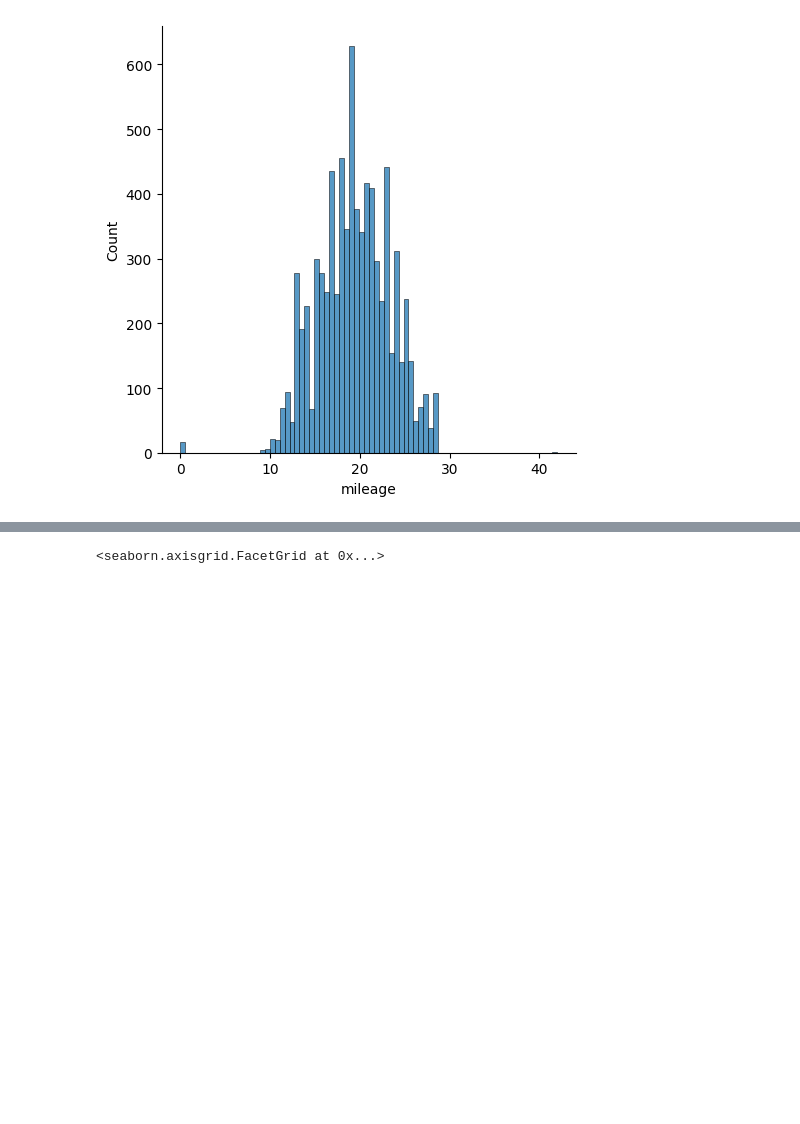
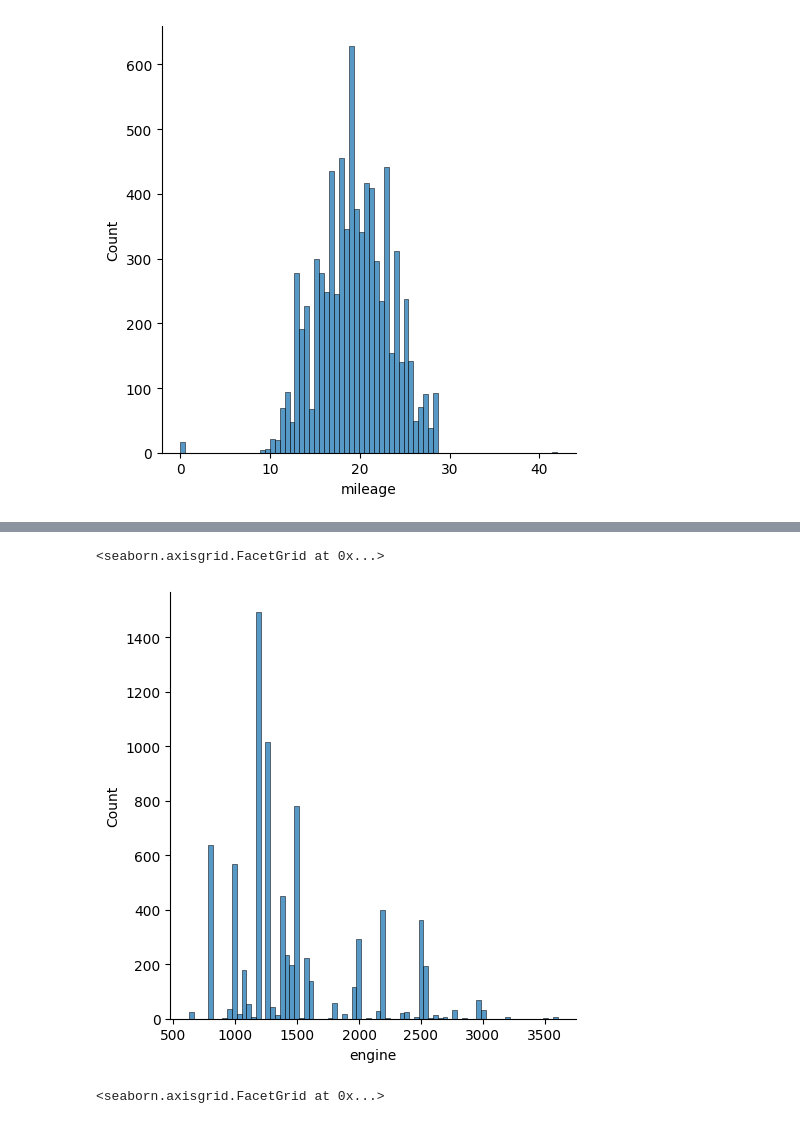
Before and after one commit to puskr99/car-price-prediction-ML, a Jupyter notebook: code/car-price-prediction.ipynb, the cells around one changed output, grey strips where cells are left out. Cells and saved outputs as stored; diff of their text form; code cells hidden in the pictures; blank space fills up the shorter version.

```diff
--- a/code/car-price-prediction.ipynb
+++ b/code/car-price-prediction.ipynb
@@ -265,3 +264,8 @@ sns.displot(data=df, x='mileage')
+# %%
+sns.displot(data=df, x='engine')
+# %% [output]
+<seaborn.axisgrid.FacetGrid at 0x...>
+[figure, added]
 # %%
 sns.displot(y_train)
 # %% [output]
```
Also changed, not shown: parts of 34 cells of this notebook, 3 other files.
